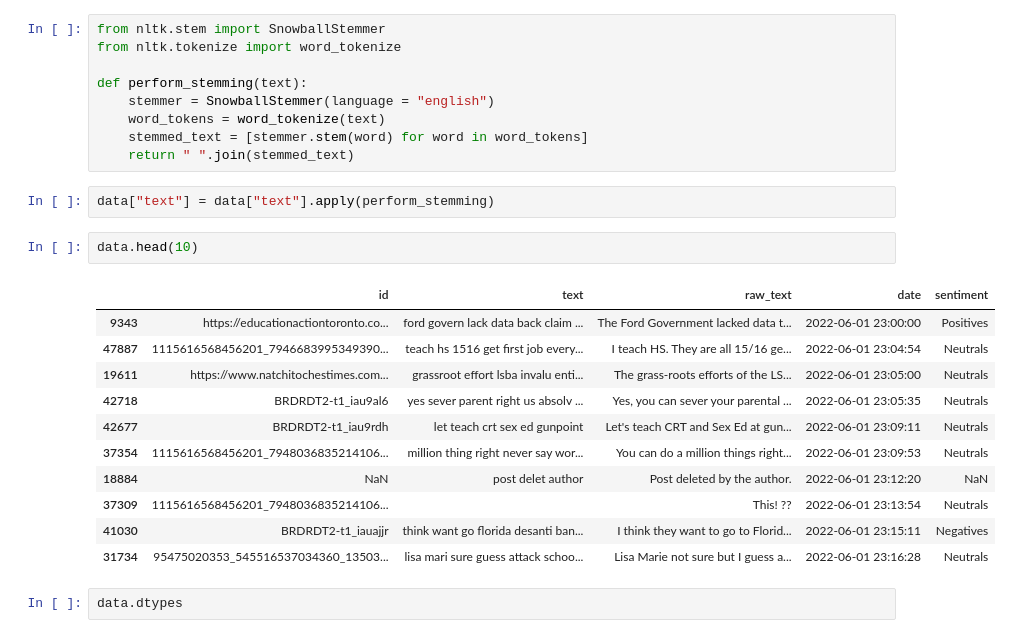
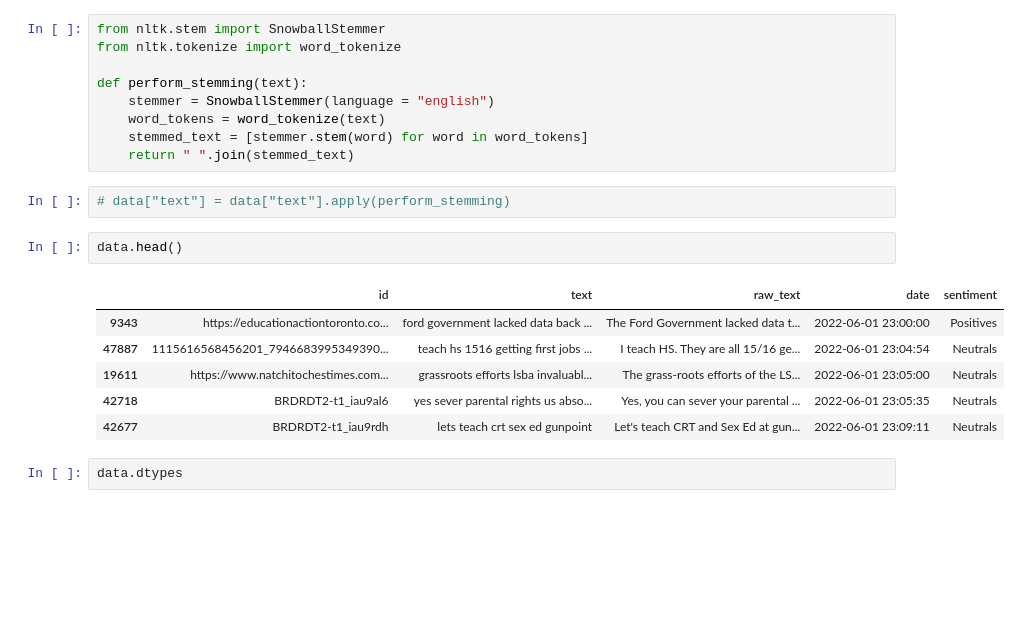
Before and after one commit to FlackoJodye1/temporal-word-embeddings, a Jupyter notebook: data-preprocessing.ipynb, the cells around one changed output. Cells and saved outputs as stored; diff of their text form; blank space fills up the shorter version.

```diff
--- a/data-preprocessing.ipynb
+++ b/data-preprocessing.ipynb
@@ -238,21 +240,16 @@ def perform_stemming(text):
     stemmed_text = [stemmer.stem(word) for word in word_tokens]
     return " ".join(stemmed_text)
 # %%
-data["text"] = data["text"].apply(perform_stemming)
+# data["text"] = data["text"].apply(perform_stemming)
 # %%
-data.head(10)
+data.head()
 # %% [output]
 |  | id | text | raw_text | date | sentiment |
-| 9343 | https://educationactiontoronto.co... | ford govern lack data back claim ... | The Ford Government lacked data t... | 2022-06-01 23:00:00 | Positives |
-| 47887 | 1115616568456201_7946683995349390... | teach hs 1516 get first job every... | I teach HS. They are all 15/16 ge... | 2022-06-01 23:04:54 | Neutrals |
-| 19611 | https://www.natchitochestimes.com... | grassroot effort lsba invalu enti... | The grass-roots efforts of the LS... | 2022-06-01 23:05:00 | Neutrals |
-| 42718 | BRDRDT2-t1_iau9al6 | yes sever parent right us absolv ... | Yes, you can sever your parental ... | 2022-06-01 23:05:35 | Neutrals |
-| 42677 | BRDRDT2-t1_iau9rdh | let teach crt sex ed gunpoint | Let's teach CRT and Sex Ed at gun... | 2022-06-01 23:09:11 | Neutrals |
-| 37354 | 1115616568456201_7948036835214106... | million thing right never say wor... | You can do a million things right... | 2022-06-01 23:09:53 | Neutrals |
-| 18884 | NaN | post delet author | Post deleted by the author. | 2022-06-01 23:12:20 | NaN |
-| 37309 | 1115616568456201_7948036835214106... |  | This! ?? | 2022-06-01 23:13:54 | Neutrals |
-| 41030 | BRDRDT2-t1_iauajjr | think want go florida desanti ban... | I think they want to go to Florid... | 2022-06-01 23:15:11 | Negatives |
-| 31734 | 95475020353_545516537034360_13503... | lisa mari sure guess attack schoo... | Lisa Marie not sure but I guess a... | 2022-06-01 23:16:28 | Neutrals |
+| 9343 | https://educationactiontoronto.co... | ford government lacked data back ... | The Ford Government lacked data t... | 2022-06-01 23:00:00 | Positives |
+| 47887 | 1115616568456201_7946683995349390... | teach hs 1516 getting first jobs ... | I teach HS. They are all 15/16 ge... | 2022-06-01 23:04:54 | Neutrals |
+| 19611 | https://www.natchitochestimes.com... | grassroots efforts lsba invaluabl... | The grass-roots efforts of the LS... | 2022-06-01 23:05:00 | Neutrals |
+| 42718 | BRDRDT2-t1_iau9al6 | yes sever parental rights us abso... | Yes, you can sever your parental ... | 2022-06-01 23:05:35 | Neutrals |
+| 42677 | BRDRDT2-t1_iau9rdh | lets teach crt sex ed gunpoint | Let's teach CRT and Sex Ed at gun... | 2022-06-01 23:09:11 | Neutrals |
 # %%
 data.dtypes
 # %% [output]
```
Also changed, not shown: parts of 7 cells of this notebook, 5 other files.
